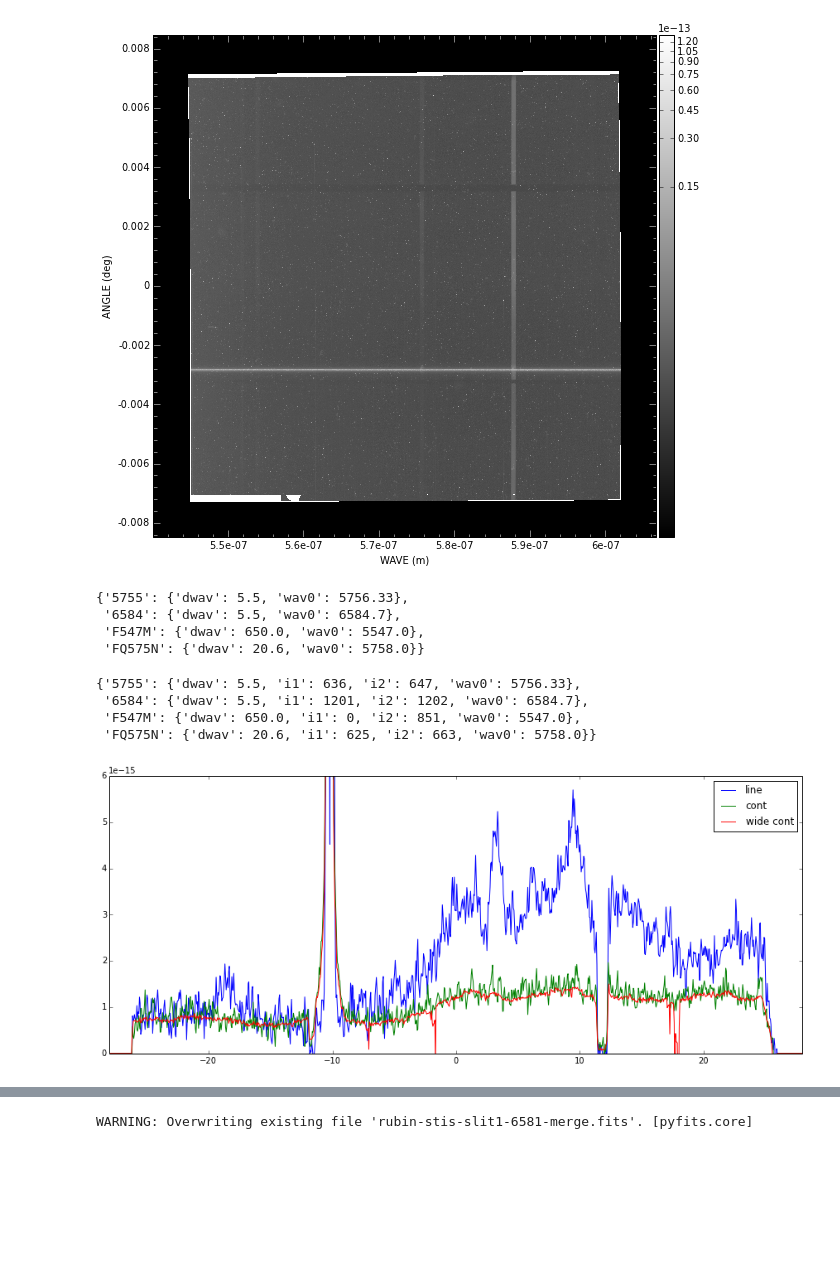
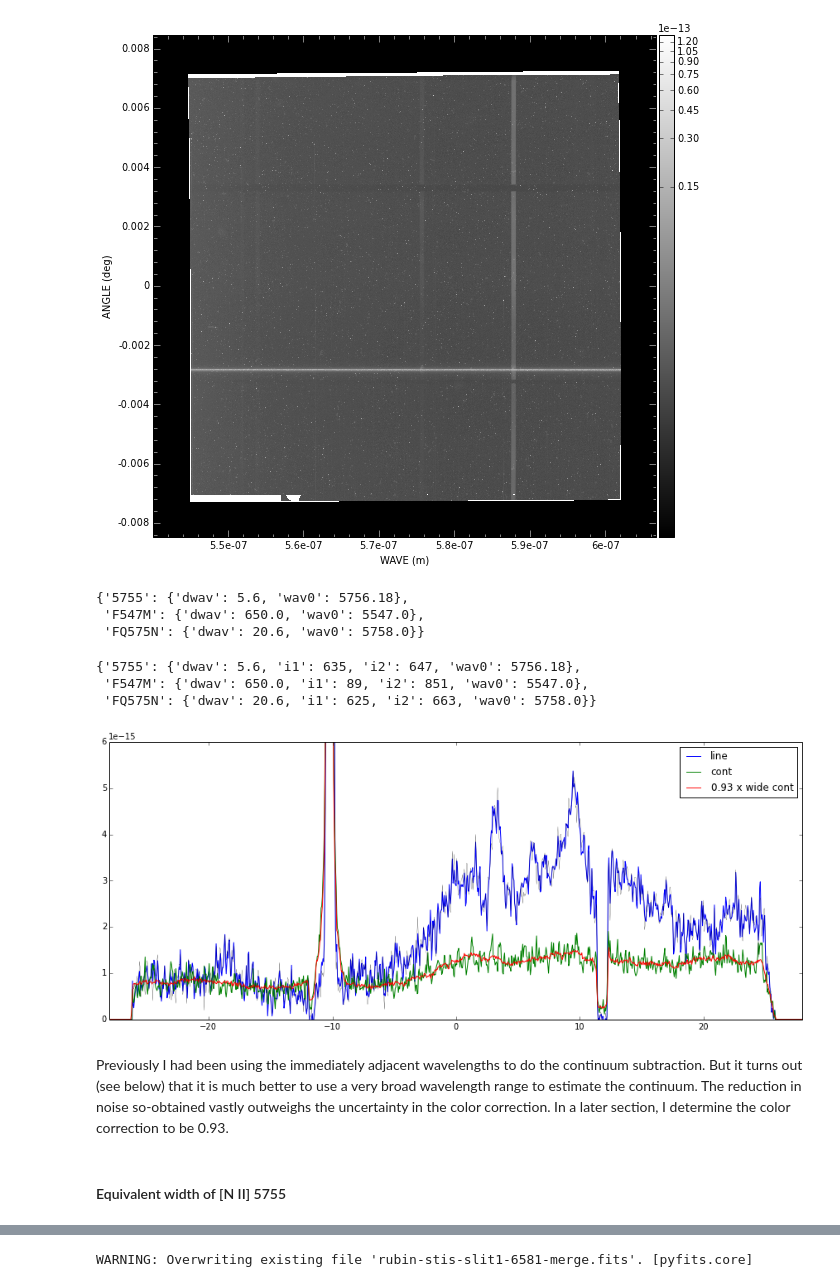
Before and after one commit to deprecated/orion-tsq, a Jupyter notebook: Rubin STIS spectra.ipynb, the cells around one changed output, grey strips where cells are left out. Saved outputs shown, nothing was run; the diff lists cells and outputs as text; code cells hidden in the pictures; blank space fills up the shorter version.

```diff
--- a/Rubin STIS spectra.ipynb
+++ b/Rubin STIS spectra.ipynb
@@ -121,40 +121,46 @@ f.show_colorbar()
 filters = {}
 filters["FQ575N"] = {"wav0": 5758.0, "dwav": 20.6}
 filters["F547M"] = {"wav0": 5547.0, "dwav": 650.0}
-filters["5755"] = {"wav0": 5755.08 + 1.25, "dwav": 5.5}
-filters["6584"] = {"wav0": 6583.45 + 1.25, "dwav": 5.5}
+filters["5755"] = {"wav0": 5755.08 + 1.1, "dwav": 5.6}
 filters
 # %% [output]
-{'5755': {'dwav': 5.5, 'wav0': 5756.33},
- '6584': {'dwav': 5.5, 'wav0': 6584.7},
+{'5755': {'dwav': 5.6, 'wav0': 5756.18},
  'F547M': {'dwav': 650.0, 'wav0': 5547.0},
  'FQ575N': {'dwav': 20.6, 'wav0': 5758.0}}
 # %%
 for name, params in filters.items():
     params["i1"] = len(wavs[wavs < params["wav0"] - 0.5*params["dwav"]])
     params["i2"] = len(wavs[wavs <= params["wav0"] + 0.5*params["dwav"]]) + 1
+filters["F547M"]["i1"] = 89
 filters
 # %% [output]
-{'5755': {'dwav': 5.5, 'i1': 636, 'i2': 647, 'wav0': 5756.33},
- '6584': {'dwav': 5.5, 'i1': 1201, 'i2': 1202, 'wav0': 6584.7},
- 'F547M': {'dwav': 650.0, 'i1': 0, 'i2': 851, 'wav0': 5547.0},
+{'5755': {'dwav': 5.6, 'i1': 635, 'i2': 647, 'wav0': 5756.18},
+ 'F547M': {'dwav': 650.0, 'i1': 89, 'i2': 851, 'wav0': 5547.0},
  'FQ575N': {'dwav': 20.6, 'i1': 625, 'i2': 663, 'wav0': 5758.0}}
 # %%
+zero_mask = hdu.data < 0.0
+hdu.data[zero_mask] = 0.0
 f1 = filters["F547M"]
 profile_f547m = hdu.data[:, f1["i1"]:f1["i2"]].mean(axis=1)
 f2 = filters["5755"]
-profile_nii = hdu.data[:, f2["i1"]:f2["i2"]].mean(axis=1)
+profile_nii_raw = hdu.data[:, f2["i1"]:f2["i2"]].mean(axis=1)
 f3 = filters["FQ575N"]
 profile_nii_cont = 0.5*(hdu.data[:, f3["i1"]:f2["i1"]].mean(axis=1) + hdu.data[:, f2["i2"]:f3["i2"]].mean(axis=1))
-profile_nii -= profile_nii_cont
+profile_nii = profile_nii_raw - 0.93*profile_f547m
+profile_nii_old = profile_nii_raw - profile_nii_cont
 plot(xpos*3600, profile_nii, label="line")
 plot(xpos*3600, profile_nii_cont, label="cont")
-plot(xpos*3600, profile_f547m, label="wide cont")
+plot(xpos*3600, 0.93*profile_f547m, label="0.93 x wide cont")
+plot(xpos*3600, profile_nii_old, "k", lw=0.2, label=None)
 xlim(-28.0, 28.0)
 ylim(0.0, 6.e-15)
 legend()
 gcf().set_size_inches(15, 6)
 # %% [output]
-[figure, old version]
+[figure, new version]
+# %% [markdown]
+Previously I had been using the immediately adjacent wavelengths to do the continuum subtraction.  But it turns out (see below) that it is much better to use a very broad wavelength range to estimate the continuum.  The reduction in noise so-obtained vastly outweighs the uncertainty in the color correction.  In a later section, I determine the color correction to be 0.93.
+# %% [markdown]
+#### Equivalent width of [N II] 5755
 # %%
 ew_nii = (f2["i2"] - f2["i1"])*dwav*profile_nii/profile_nii_cont
```
Also changed, not shown: parts of 82 cells of this notebook, 1 other file.
